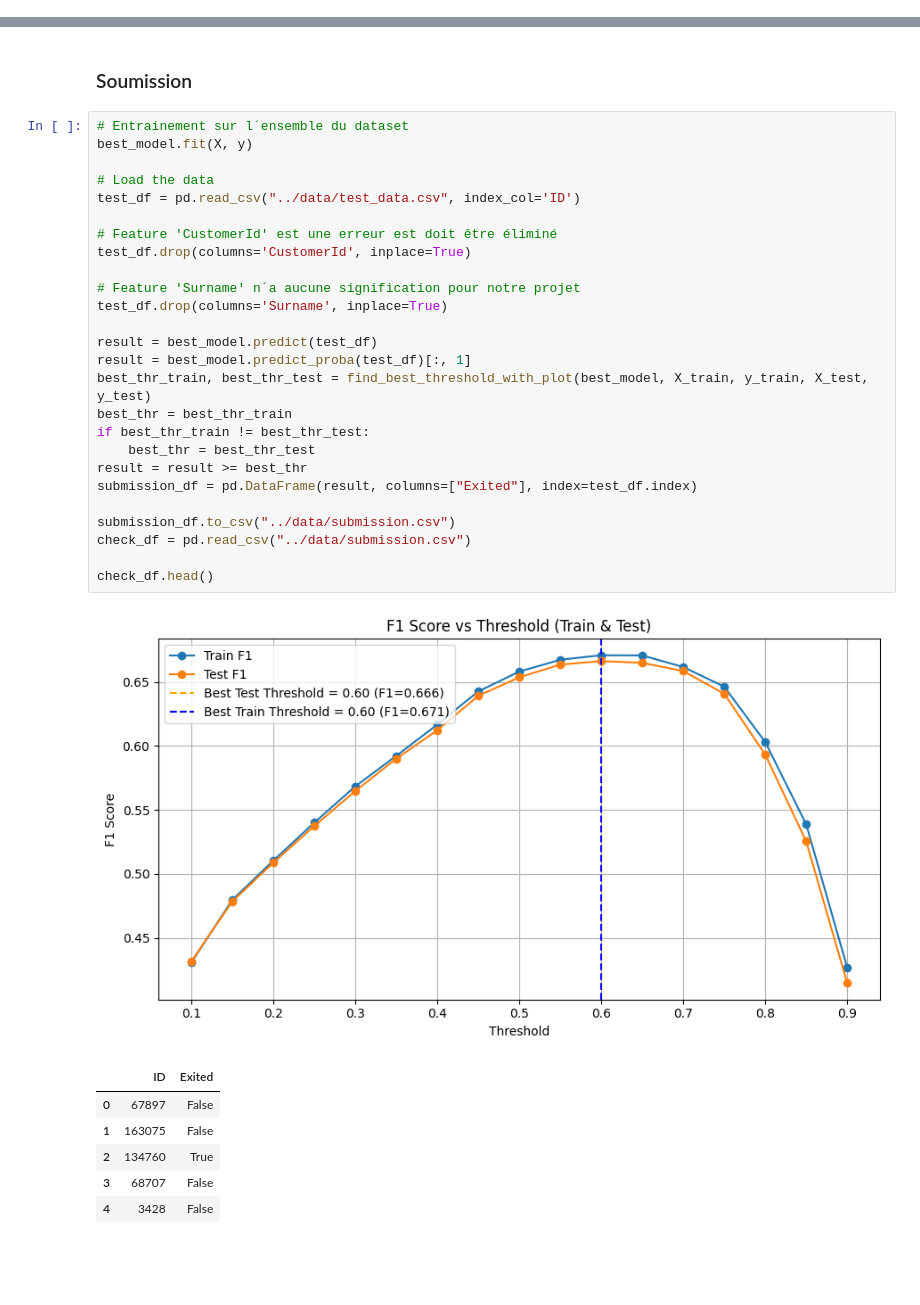
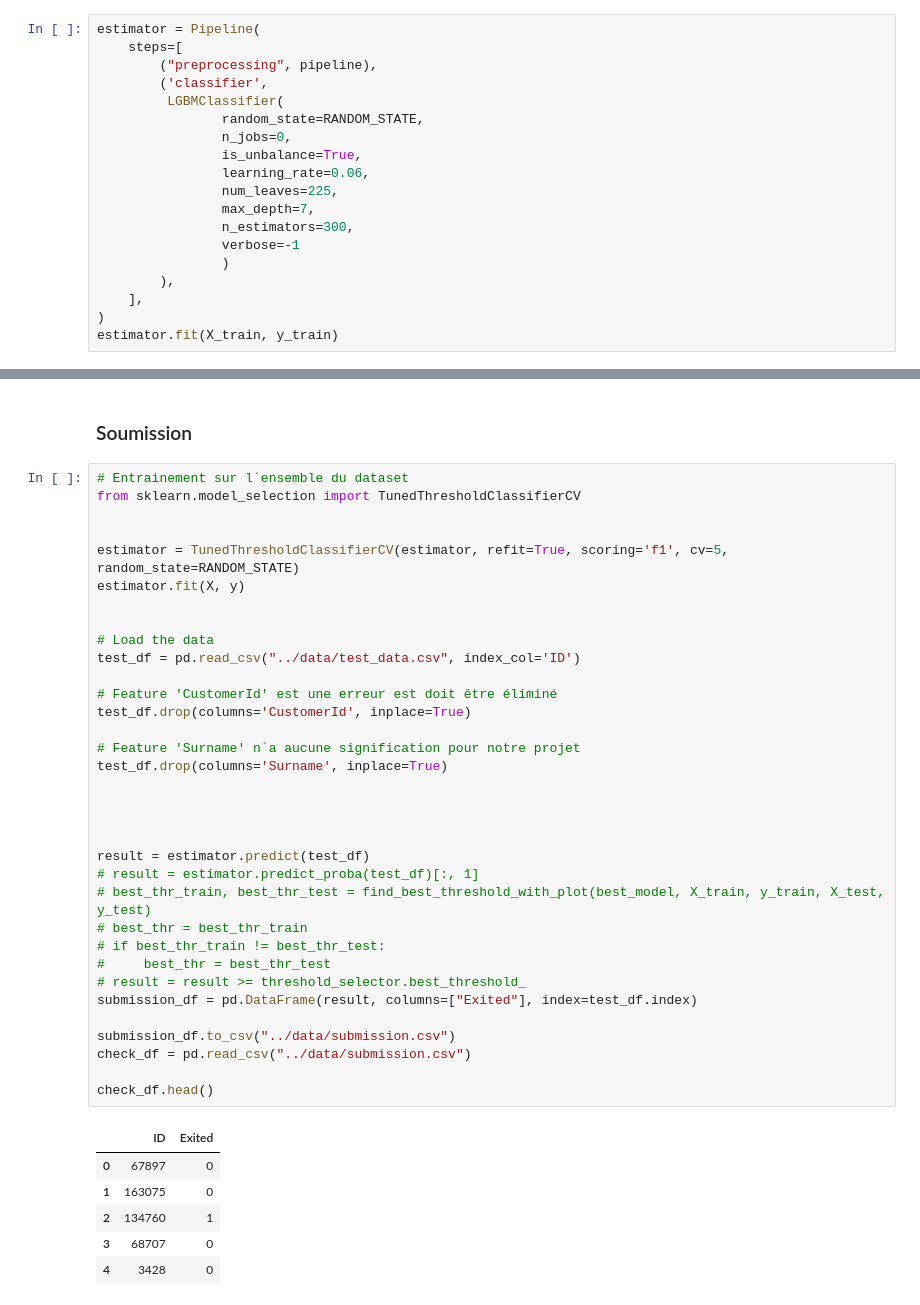
Before and after one commit to lbihin/mlpro-classification-bank-churn-2025, a Jupyter notebook: modelisation/modelisation.ipynb, the cells around one changed output, grey strips where cells are left out. Drawn from its saved outputs; the diff is of its cells as text; blank space fills up the shorter version.

```diff
--- a/modelisation/modelisation.ipynb
+++ b/modelisation/modelisation.ipynb
@@ -715,2 +695,21 @@ Pipeline(steps=[('preprocessing',
 # %% [markdown]
 ### Optimisation de la ChurnScore probability
+# %%
+estimator = Pipeline(
+    steps=[
+        ("preprocessing", pipeline),
+        ('classifier',
+         LGBMClassifier(
+                random_state=RANDOM_STATE,
+                n_jobs=0,
+                is_unbalance=True,
+                learning_rate=0.06,
+                num_leaves=225,
+                max_depth=7,
+                n_estimators=300,
+                verbose=-1
+                )
+        ),
+    ],
+)
+estimator.fit(X_train, y_train)
@@ -957,38 +924,45 @@ feat_imp
 ### Soumission
 # %%
 # Entrainement sur l´ensemble du dataset
-best_model.fit(X, y)
+from sklearn.model_selection import TunedThresholdClassifierCV
+
+
+estimator = TunedThresholdClassifierCV(estimator, refit=True, scoring='f1', cv=5, random_state=RANDOM_STATE)
+estimator.fit(X, y)
+
 
 # Load the data
 test_df = pd.read_csv("../data/test_data.csv", index_col='ID')
 
 # Feature 'CustomerId' est une erreur est doit être éliminé
 test_df.drop(columns='CustomerId', inplace=True)
 
 # Feature 'Surname' n´a aucune signification pour notre projet
 test_df.drop(columns='Surname', inplace=True)
 
-result = best_model.predict(test_df)
-result = best_model.predict_proba(test_df)[:, 1]
-best_thr_train, best_thr_test = find_best_threshold_with_plot(best_model, X_train, y_train, X_test, y_test)
-best_thr = best_thr_train
-if best_thr_train != best_thr_test:
-    best_thr = best_thr_test
-result = result >= best_thr
+
+
+
+result = estimator.predict(test_df)
+# result = estimator.predict_proba(test_df)[:, 1]
+# best_thr_train, best_thr_test = find_best_threshold_with_plot(best_model, X_train, y_train, X_test, y_test)
+# best_thr = best_thr_train
+# if best_thr_train != best_thr_test:
+#     best_thr = best_thr_test
+# result = result >= threshold_selector.best_threshold_
 submission_df = pd.DataFrame(result, columns=["Exited"], index=test_df.index)
 
 submission_df.to_csv("../data/submission.csv")
 check_df = pd.read_csv("../data/submission.csv")
 
 check_df.head()
 # %% [output]
-[figure, removed]
 |  | ID | Exited |
-| 0 | 67897 | False |
-| 1 | 163075 | False |
-| 2 | 134760 | True |
-| 3 | 68707 | False |
-| 4 | 3428 | False |
+| 0 | 67897 | 0 |
+| 1 | 163075 | 0 |
+| 2 | 134760 | 1 |
+| 3 | 68707 | 0 |
+| 4 | 3428 | 0 |
 # %%
 from datetime import datetime
 import io
```
Also changed, not shown: parts of 18 cells of this notebook.
